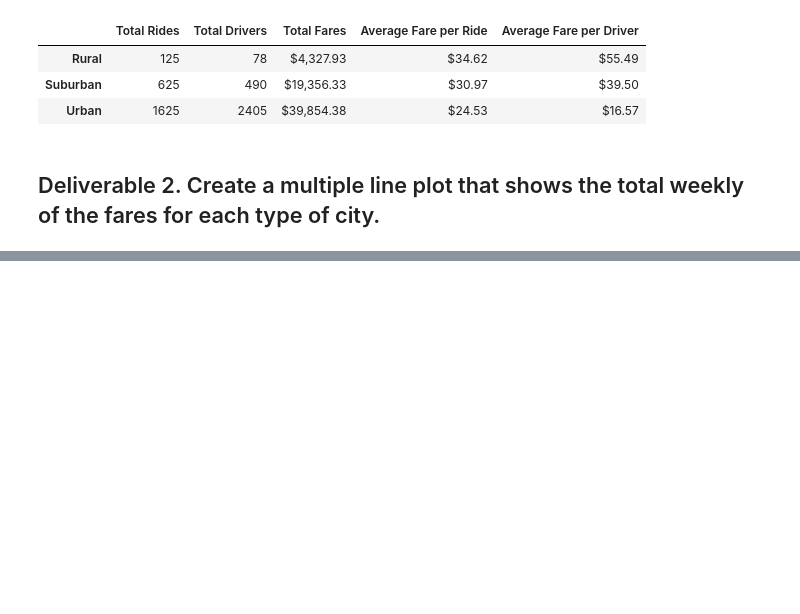
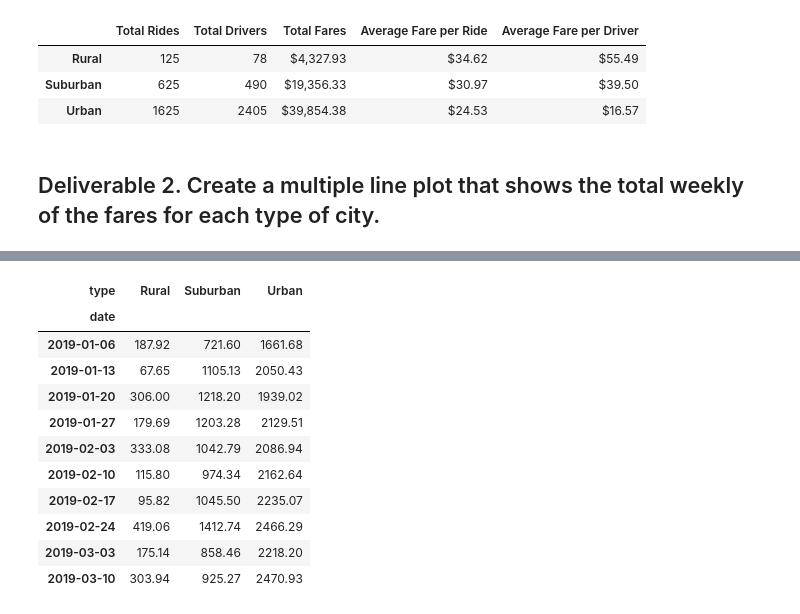
Before and after one commit to poboisvert/PyBer, a Jupyter notebook: PyBer_Challenge.ipynb, the cells around one changed output, grey strips where cells are left out. Cells and saved outputs as stored; diff of their text form; code cells hidden in the pictures; blank space fills up the shorter version.

```diff
--- a/PyBer_Challenge.ipynb
+++ b/PyBer_Challenge.ipynb
@@ -160,5 +227,20 @@ pyber_summary_df
 # %%
 # 8. Create a new DataFrame using the "resample()" function by week 'W' and get the sum of the fares for each week.
+pyber_type_fare_limited_month = pyber_type_fare_limited.resample("W").sum()
+pyber_type_fare_limited_month.head(10)
+# %% [output]
+| type | Rural | Suburban | Urban |
+| date |  |  |  |
+| 2019-01-06 | 187.92 | 721.60 | 1661.68 |
+| 2019-01-13 | 67.65 | 1105.13 | 2050.43 |
+| 2019-01-20 | 306.00 | 1218.20 | 1939.02 |
+| 2019-01-27 | 179.69 | 1203.28 | 2129.51 |
+| 2019-02-03 | 333.08 | 1042.79 | 2086.94 |
+| 2019-02-10 | 115.80 | 974.34 | 2162.64 |
+| 2019-02-17 | 95.82 | 1045.50 | 2235.07 |
+| 2019-02-24 | 419.06 | 1412.74 | 2466.29 |
+| 2019-03-03 | 175.14 | 858.46 | 2218.20 |
+| 2019-03-10 | 303.94 | 925.27 | 2470.93 |
 # %%
 # 8. Using the object-oriented interface method, plot the resample DataFrame using the df.plot() function.
 
```
Also changed, not shown: parts of 8 cells of this notebook, 1 other file.
